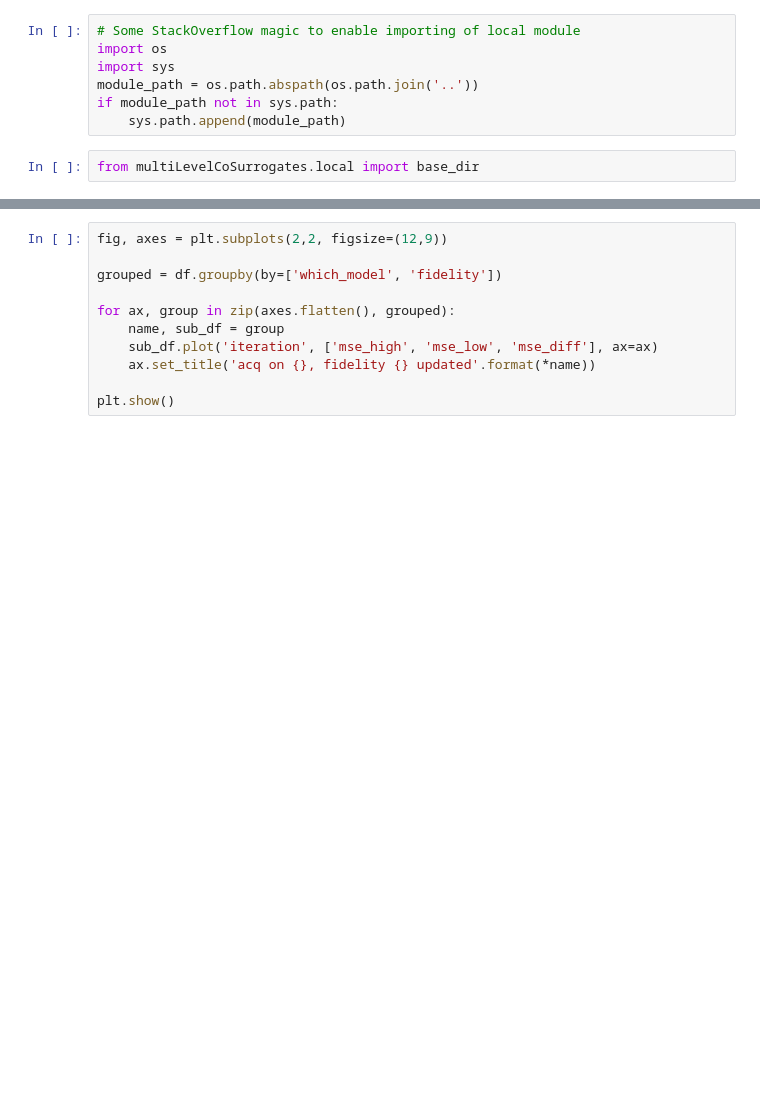
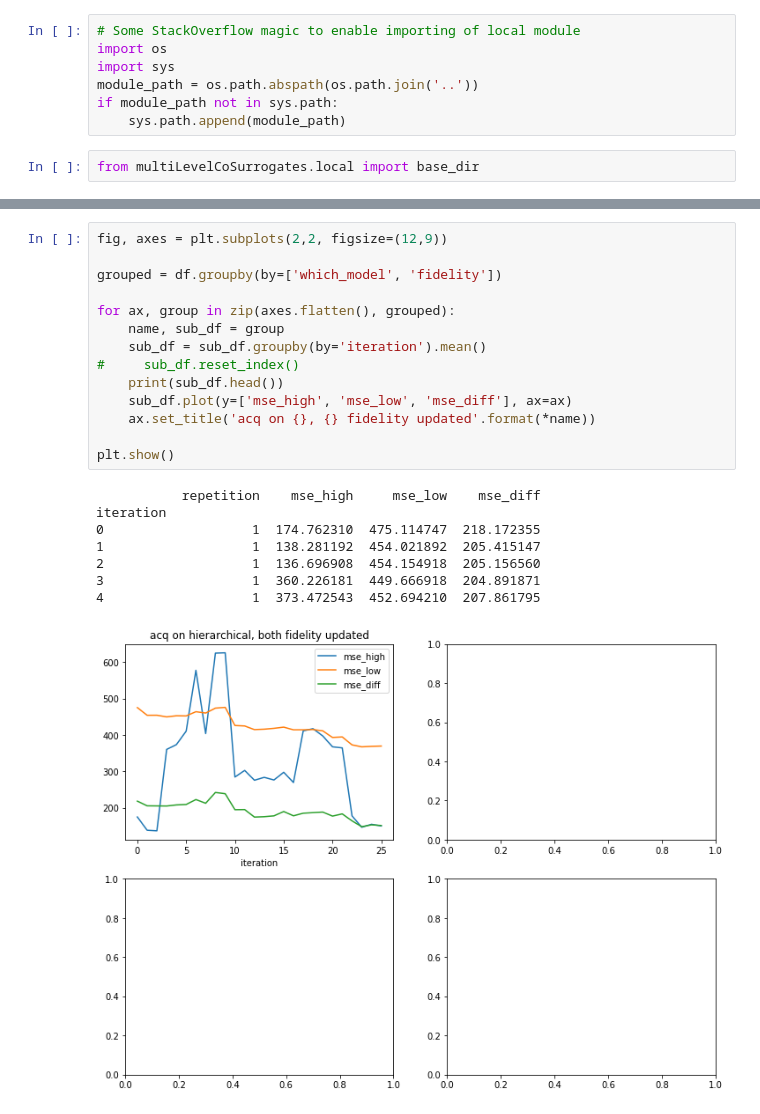
Before and after one commit to sjvrijn/multi-level-co-surrogates, a Jupyter notebook: multiLevelCoSurrogates/bifidbo.ipynb, the cells around one changed output, grey strips where cells are left out. Drawn from its saved outputs; the diff is of its cells as text; blank space fills up the shorter version.

```diff
--- a/multiLevelCoSurrogates/bifidbo.ipynb
+++ b/multiLevelCoSurrogates/bifidbo.ipynb
@@ -19,11 +31,23 @@ df.head()
 # %%
 fig, axes = plt.subplots(2,2, figsize=(12,9))
 
 grouped = df.groupby(by=['which_model', 'fidelity'])
 
 for ax, group in zip(axes.flatten(), grouped):
     name, sub_df = group
-    sub_df.plot('iteration', ['mse_high', 'mse_low', 'mse_diff'], ax=ax)
-    ax.set_title('acq on {}, fidelity {} updated'.format(*name))
+    sub_df = sub_df.groupby(by='iteration').mean()
+#     sub_df.reset_index()
+    print(sub_df.head())
+    sub_df.plot(y=['mse_high', 'mse_low', 'mse_diff'], ax=ax)
+    ax.set_title('acq on {}, {} fidelity updated'.format(*name))
 
 plt.show()
+# %% [output]
+           repetition    mse_high     mse_low    mse_diff
+iteration
+0                   1  174.762310  475.114747  218.172355
+1                   1  138.281192  454.021892  205.415147
+2                   1  136.696908  454.154918  205.156560
+3                   1  360.226181  449.666918  204.891871
+4                   1  373.472543  452.694210  207.861795
+[figure, added]
```
Also changed, not shown: parts of 2 cells of this notebook.
